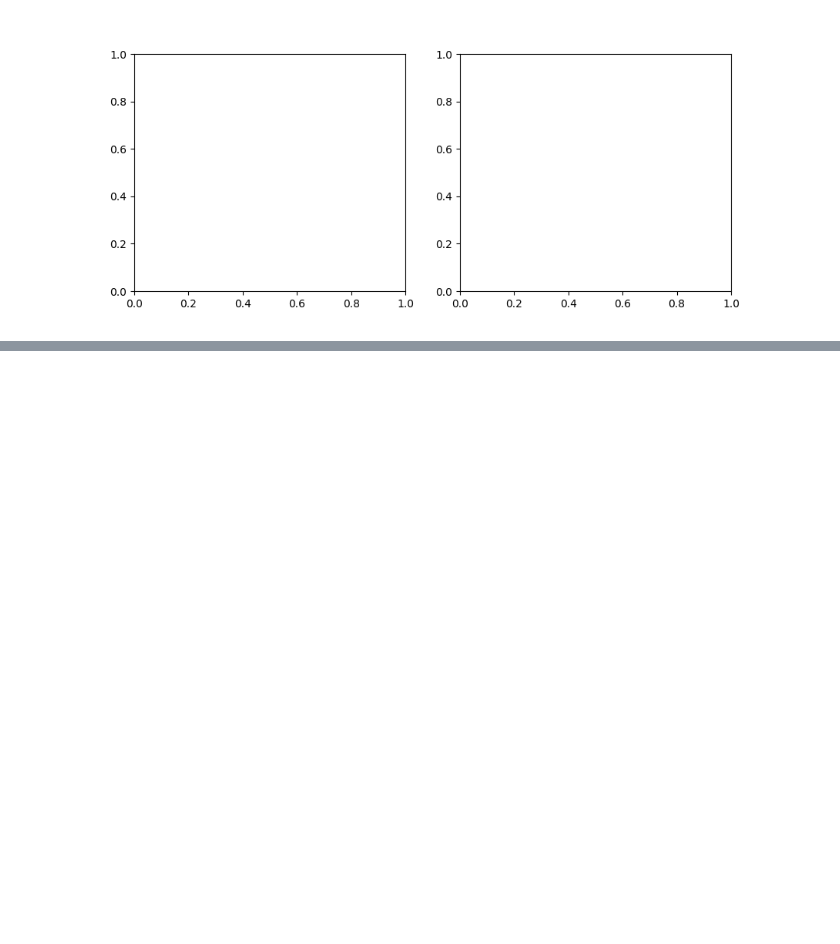
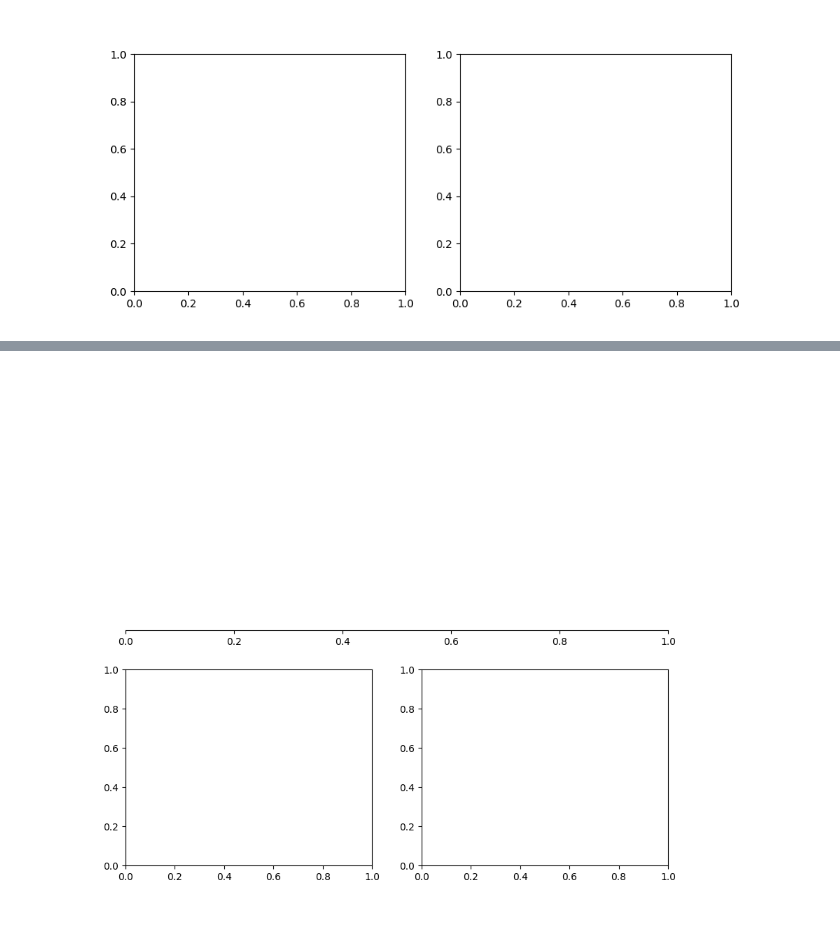
Before and after one commit to San-kalp/Maths-ML, a Jupyter notebook: Birthday problem /code.ipynb, the cells around one changed output, grey strips where cells are left out. Saved outputs shown, nothing was run; the diff lists cells and outputs as text; code cells hidden in the pictures; blank space fills up the shorter version.

```diff
--- a/Birthday problem /code.ipynb
+++ b/Birthday problem /code.ipynb
@@ -73,0 +86,4 @@ utils.plot_simulated_probs(simulated_probs_1, utils.big_classroom_sizes)
+# %%
+game_third_prob = utils.third_bday_problem()
+# %% [output]
+[figure, added]
```
Also changed, not shown: parts of 12 cells of this notebook.
